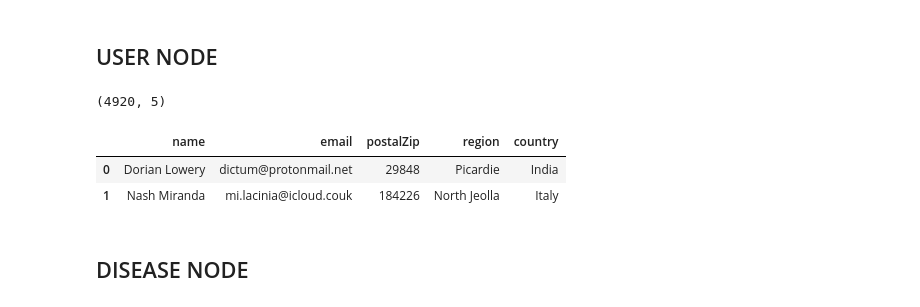
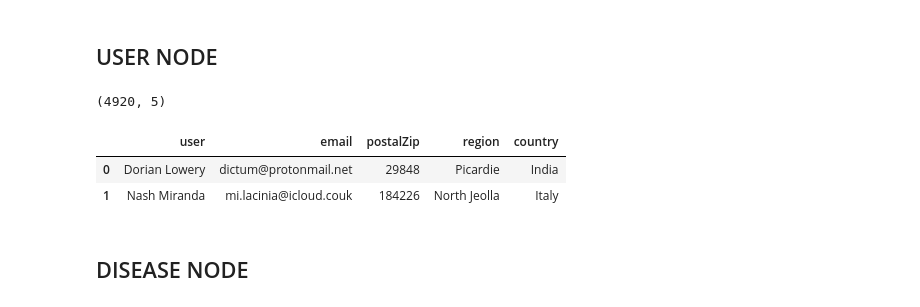
Before and after one commit to RodrigoRenatoPomaLudena/disease_complex_networks_neo4j, a Jupyter notebook: clean_dataset.ipynb, the cells around one changed output. Drawn from its saved outputs; the diff is of its cells as text; code cells hidden in the pictures.

Commit message:
Changing name for user

```diff
--- a/clean_dataset.ipynb
+++ b/clean_dataset.ipynb
@@ -7,12 +7,13 @@ import os
 dataset_path = 'dataset/'
 data_content = {}
 for file_name in os.listdir(dataset_path):
-    df = pd.read_csv(dataset_path+file_name)
-    df.columns = df.columns.str.lower()
-    for column in df.columns:
-        if ~np.issubdtype(df[column].dtype, np.number):
-            df[column] = df[column].astype(str).str.lower().str.replace('_',' ')
-    data_content[file_name] = df
+    if file_name != 'users':
+        df = pd.read_csv(dataset_path+file_name)
+        df.columns = df.columns.str.lower()
+        for column in df.columns:
+            if ~np.issubdtype(df[column].dtype, np.number):
+                df[column] = df[column].astype(str).str.lower().str.replace('_',' ')
+        data_content[file_name] = df
 # %%
 user_data = {}
 users_path = dataset_path+'users/'
@@ -30,14 +31,15 @@ dataset_cleaned_path = 'dataset_cleaned/'
 # %%
 df_user = pd.concat(df_user_list, ignore_index=True)
 df_user = df_user.drop_duplicates().reset_index(drop=True)
 df_user = df_user.drop_duplicates(subset='name', keep="first")
 df_user = df_user.iloc[0:4920, :]
+df_user.rename(columns={'name':'user'},inplace=True)
 df_user.to_csv(dataset_cleaned_path+'user_node.csv')
 print(df_user.shape)
 df_user.head(2)
 # %% [output]
 (4920, 5)
-|  | name | email | postalZip | region | country |
+|  | user | email | postalZip | region | country |
 | 0 | Dorian Lowery | dictum@protonmail.net | 29848 | Picardie | India |
 | 1 | Nash Miranda | mi.lacinia@icloud.couk | 184226 | North Jeolla | Italy |
 # %% [markdown]
```
Also changed, not shown: parts of 4 cells of this notebook, 3 other files.
